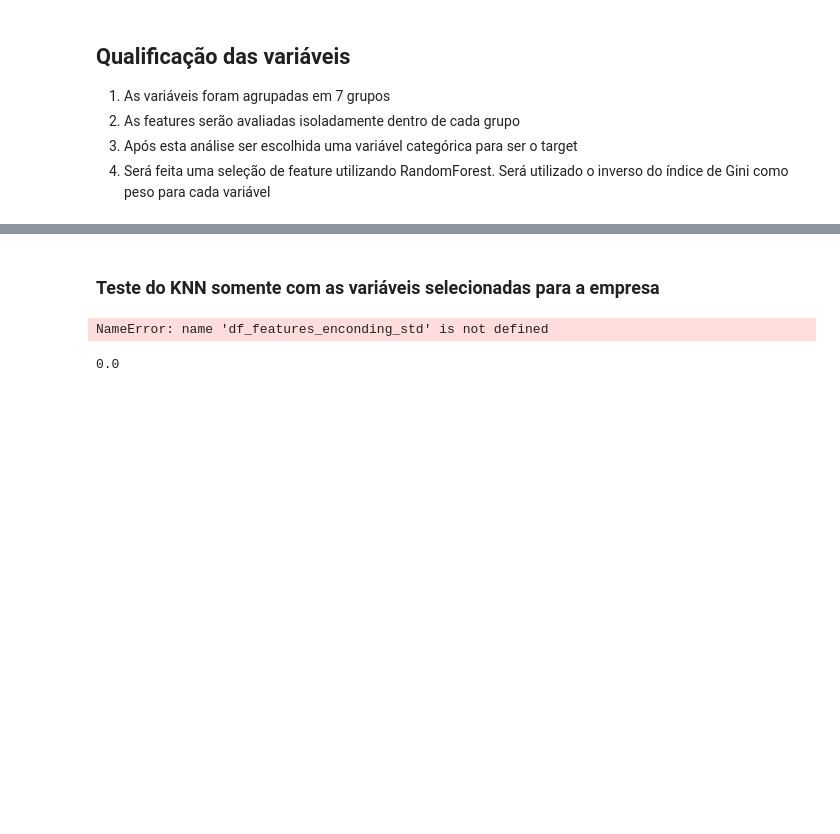
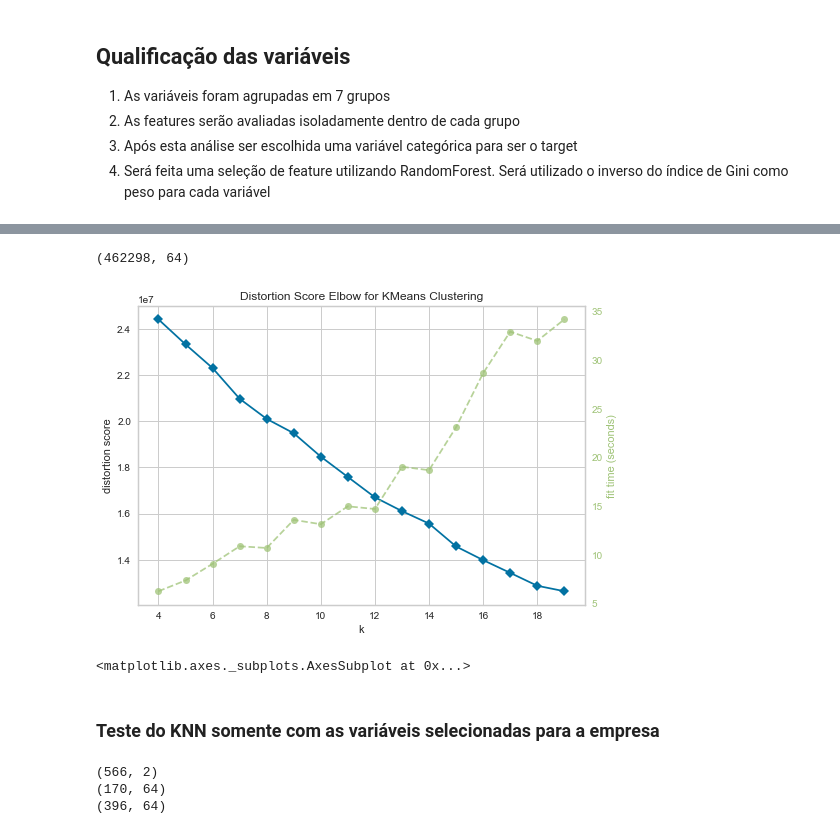
Before and after one commit to tiagofer/leads_match_system, a Jupyter notebook: notebooks/ml_modelo_classificacao.ipynb, the cells around one changed output, grey strips where cells are left out. Drawn from its saved outputs; the diff is of its cells as text; code cells hidden in the pictures; blank space fills up the shorter version.

```diff
--- a/notebooks/ml_modelo_classificacao.ipynb
+++ b/notebooks/ml_modelo_classificacao.ipynb
@@ -316,0 +460,2 @@ ValueError: Shape of passed values is (462298, 36), indices imply (462298, 37)
+# %%
+df_tributaria = preprocessing(df_market,info_tributaria,'median')
@@ -316,0 +496,2 @@ ValueError: Shape of passed values is (462298, 36), indices imply (462298, 37)
+# %%
+df_ibge = preprocessing(df_market,info_ibge,'median')
@@ -316,0 +533,2 @@ ValueError: Shape of passed values is (462298, 36), indices imply (462298, 37)
+# %%
+df_filiais = preprocessing(df_market,info_filiais,'median')
@@ -317,2 +570,17 @@ ValueError: Shape of passed values is (462298, 36), indices imply (462298, 37)
+# %%
+df_train = df_tributaria.join(df_empresa).join(df_transporte).join(df_socios).join(df_funcionarios).join(df_ibge).join(df_filiais)
+df_train['id'] = df_market.index
+# %%
+df_train.shape
+# %% [output]
+(462298, 64)
+# %%
+knn = KMeans()
+visualizer = KElbowVisualizer(knn,k=(4,20))
+visualizer.fit(df_train.drop('id',axis=1))
+visualizer.show()
+# %% [output]
+[figure, added]
+<matplotlib.axes._subplots.AxesSubplot at 0x...>
 # %% [markdown]
 ### Teste do KNN somente com as variáveis selecionadas para a empresa
@@ -323,6 +586,0 @@ df_portfolio1 = df_features_enconding_std[df_features_enconding_std['id'].isin(d
-# %%
-#treino do modelo
-model_knn = NearestNeighbors(metric='cosine',algorithm='brute',n_neighbors=7,n_jobs=-1)
-model_knn = model_knn.fit(df_features_enconding_std)
-# %% [output]
-NameError: name 'df_features_enconding_std' is not defined
@@ -333,4 +587,11 @@ idx_rec = recommender(train.drop('id',axis=1),df_features_enconding_std,model_kn
-# %%
-calculate_accuracy(idx_rec,test['id'])
-# %% [output]
-0.0
+# %%
+df_portfolio = pd.read_csv('../data/estaticos_portfolio2.csv')
+print(df_portfolio.shape)
+df_portfolio = df_train[df_train['id'].isin(df_portfolio['id'])]
+train,test = train_test_split(df_portfolio,test_size=0.3,shuffle=True)
+print(test.shape)
+print(train.shape)
+# %% [output]
+(566, 2)
+(170, 64)
+(396, 64)
```
Also changed, not shown: parts of 30 cells of this notebook.
